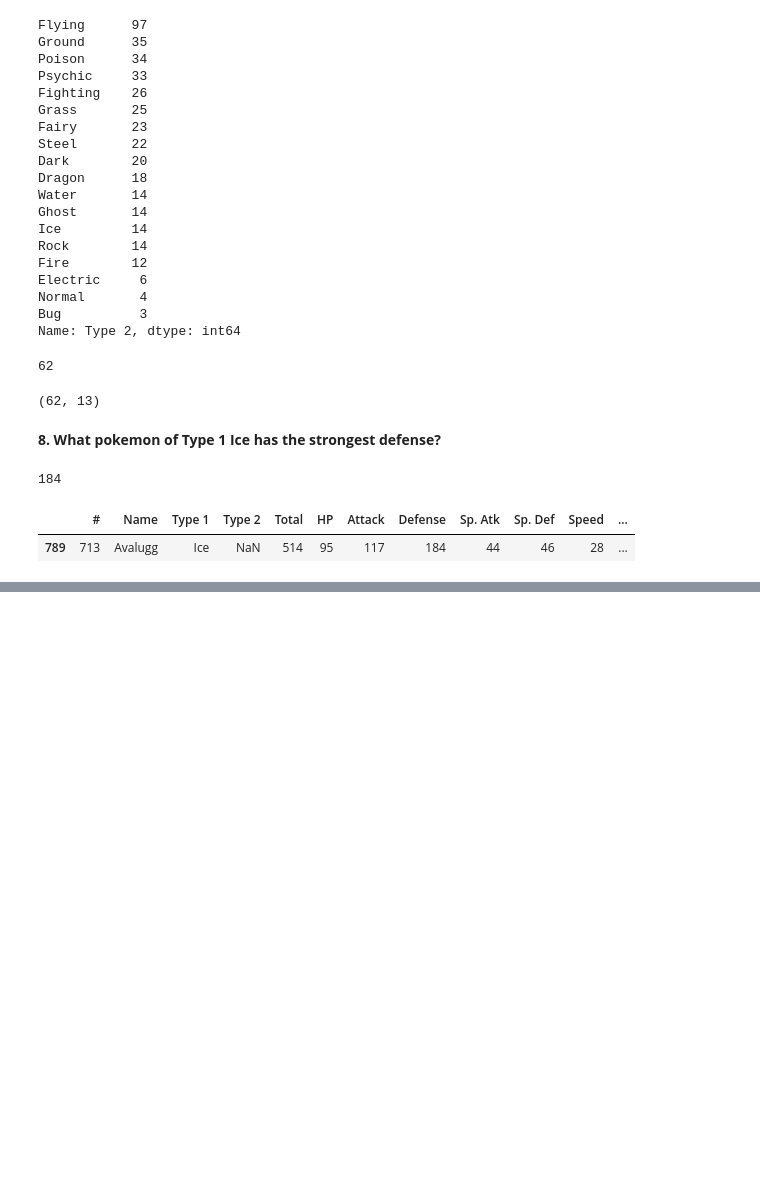
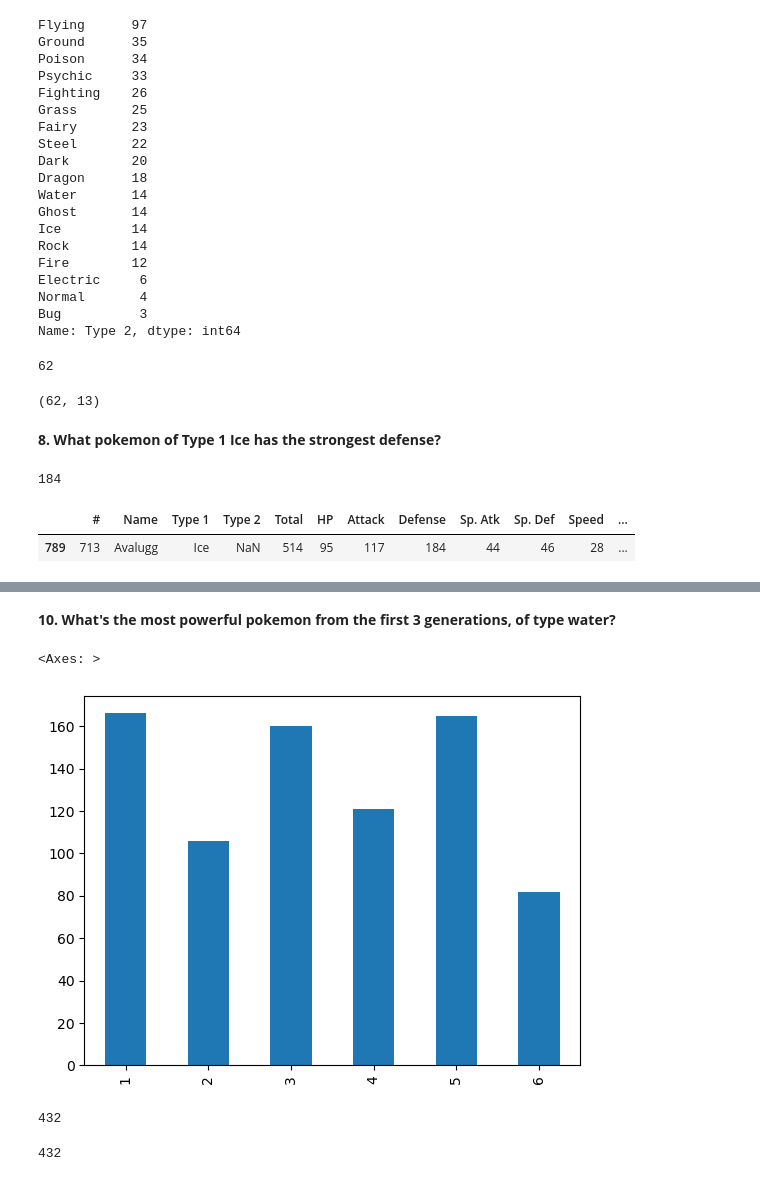
Before and after one commit to rashidulhaq-coding/data-analysis, a Jupyter notebook: analysis-of-pokemon-data.ipynb, the cells around one changed output, grey strips where cells are left out. Saved outputs shown, nothing was run; the diff lists cells and outputs as text; code cells hidden in the pictures; blank space fills up the shorter version.

Commit message:
Kaggle Notebook | Analysis of Pokemon Data | Version 4

```diff
--- a/analysis-of-pokemon-data.ipynb
+++ b/analysis-of-pokemon-data.ipynb
@@ -392,0 +432,21 @@ df.loc[
+# %% [markdown]
+**10. What's the most powerful pokemon from the first 3 generations, of type water?**
+# %%
+df["Generation"].value_counts(sort=False).plot(kind="bar")
+# %% [output]
+<Axes: >
+[figure, added]
+# %%
+# to find the dataframe of 1,2 and 3 generation we will do
+(
+    (df["Generation"]==1)|
+    (df["Generation"]==2) |
+    (df["Generation"]==3)
+).sum()
+# %% [output]
+432
+# %%
+# This gives us the same output as above
+df["Generation"].isin([1,2,3]).sum()
+# %% [output]
+432
```
Also changed, not shown: parts of 23 cells of this notebook.
